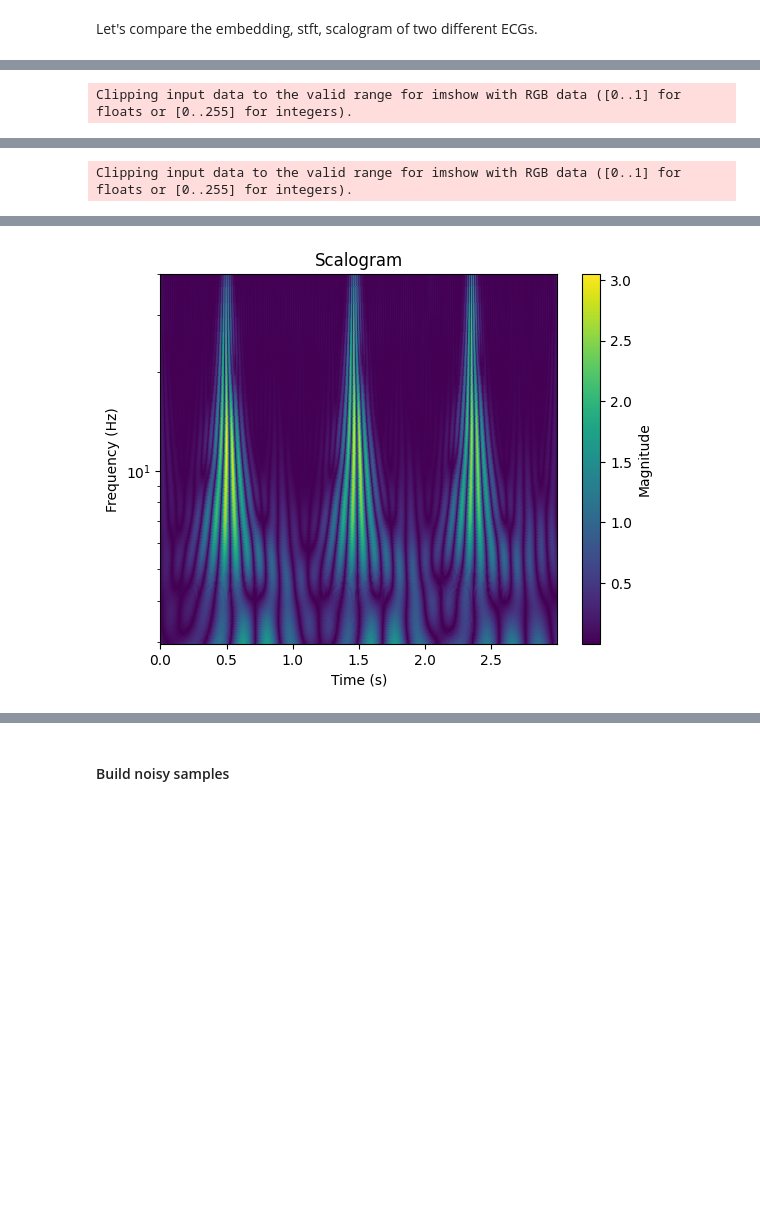
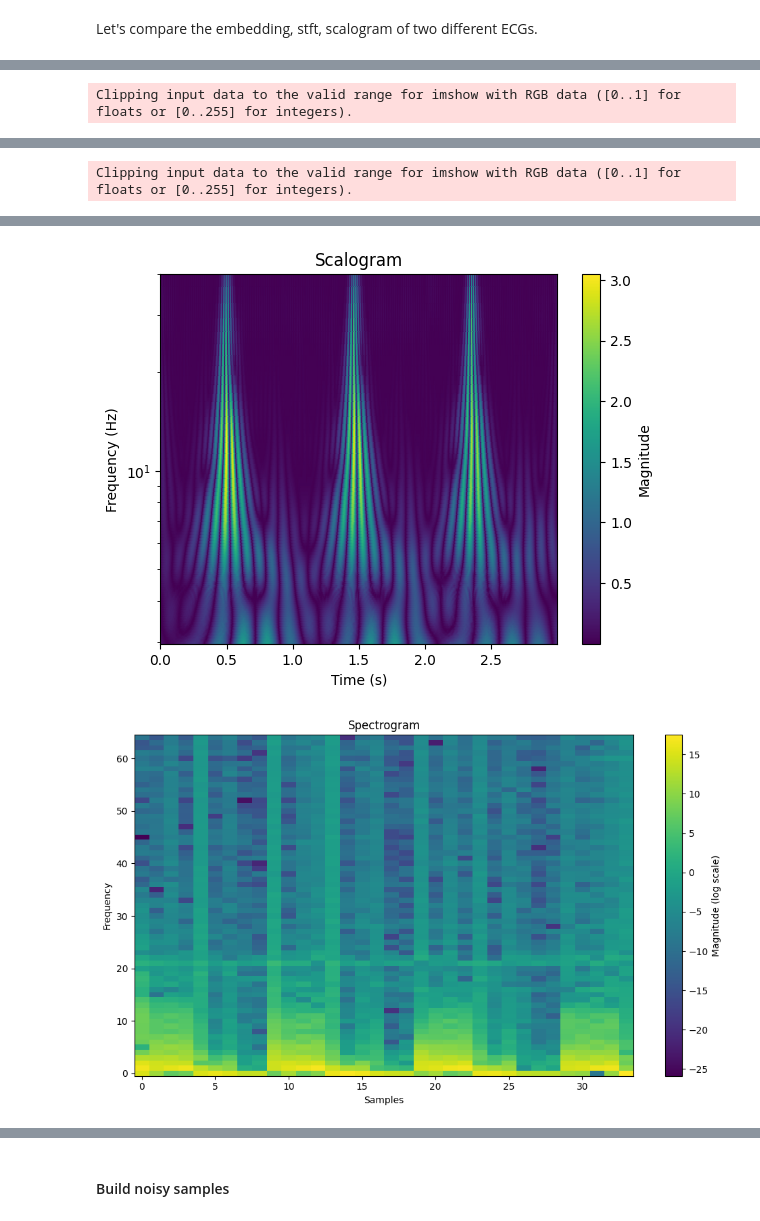
Before and after one commit to piedeboer96/ECG-Signal-Denoising, a Jupyter notebook: exploring_ecg_signals.ipynb, the cells around one changed output, grey strips where cells are left out. Drawn from its saved outputs; the diff is of its cells as text; code cells hidden in the pictures; blank space fills up the shorter version.

```diff
--- a/exploring_ecg_signals.ipynb
+++ b/exploring_ecg_signals.ipynb
@@ -365,7 +412,7 @@ def embed_ECG(X):
 Let's compare the embedding, stft, scalogram of two different ECGs.
 # %%
 # Example
-Fs=360; samples=1080
+Fs=360; samples=1024        #
 record_1 = wfdb.rdsamp('data/ardb/214', sampto=samples)
 record_2 = wfdb.rdsamp('data/ardb/231', sampto=samples)
 sig_1 = record_1[0][:, 0]
@@ -376,40 +423,45 @@ ecg_2D_sig_2 = embed_ECG(sig_2)
 # 2D Embedding
 plt.imshow(ecg_2D_sig_1)
 plt.title('Record 214')
-plt.xlabel('Width')
-plt.ylabel('Height')
+plt.xlabel('Time')
+plt.ylabel('Time')
 plt.show()
 
 plt.imshow(ecg_2D_sig_2)
 plt.title('Record 231')
 plt.xlabel('Width')
 plt.ylabel('Height')
 plt.show()
 
 # Scalorgram
-visualize_scalogram(sig_1,Fs,samples)
-visualize_scalogram(sig_2,Fs,samples)
+plot_scalogram(sig_1,Fs,samples)
+plot_scalogram(sig_2,Fs,samples)
+
+# Spectogram
+plot_spectogram(stft=generate_stft(sig_1))
+plot_spectogram(stft=generate_stft(sig_2))
 # %% [output]
 Shape of X...
 (1, 1080)
 gasf shape (1, 1080, 1080)
 gasf min -1.0000000000000002
 gasf max 1.0
 gadf shape (1, 1080, 1080)
 gadf min -1.0
 gadf max 1.0
 mtf shape (1, 1080, 1080)
 mtf min 0.0
 mtf max 0.9701492537313433
 Shape of X...
 ... (6 lines left out)
 gadf max 0.9999999587856729
 mtf shape (1, 1080, 1080)
 mtf min 0.0
 mtf max 0.9552238805970149
 Clipping input data to the valid range for imshow with RGB data ([0..1] for floats or [0..255] for integers).
 [figure]
 Clipping input data to the valid range for imshow with RGB data ([0..1] for floats or [0..255] for integers).
 [figure]
 [figure]
 [figure]
+[figure, added]
```
Also changed, not shown: parts of 9 cells of this notebook.
